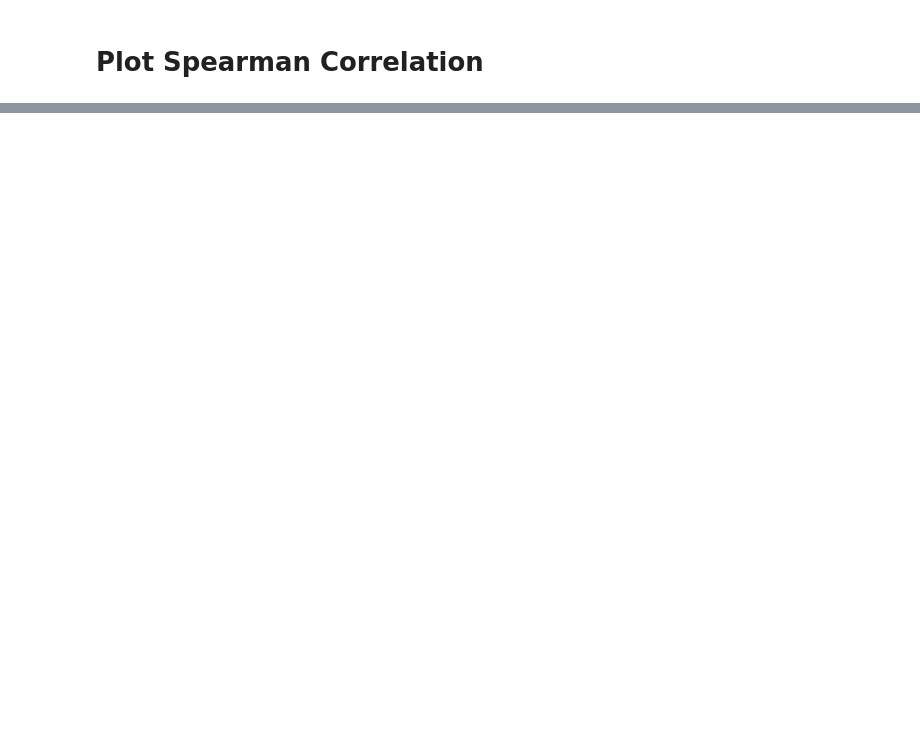
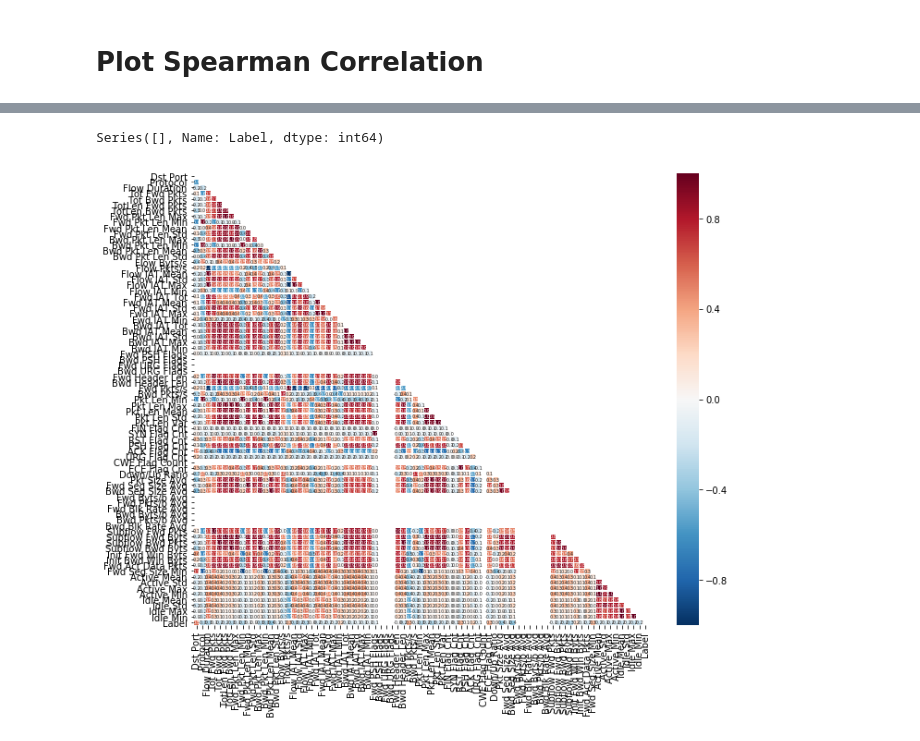
Before and after one commit to mahsaazizi/Intrusion-Detection-Using-Deep-Learning, a Jupyter notebook: Data Analysis.ipynb, the cells around one changed output, grey strips where cells are left out. Cells and saved outputs as stored; diff of their text form; code cells hidden in the pictures; blank space fills up the shorter version.

```diff
--- a/Data Analysis.ipynb
+++ b/Data Analysis.ipynb
@@ -57,3 +38,0 @@ Infilteration2 = pd.read_csv(Path+'/Wednesday-28-02-2018_TrafficForML_CICFlowMet
-# %%
-Path = 'D:/TADA/MachineLearningCSV2018'
-df = pd.read_csv(Path+'/Friday-02-03-2018_TrafficForML_CICFlowMeter.csv')
@@ -125,2 +115,8 @@ correlation(pearsonr, Data, 'Data_Pearson', Y+X, 1)
 
 #Please note that pearson is used when data are continous, and sprearman is used when data are dicrete.
+# %%
+NewBot = Bot.drop('Timestamp', axis=1)
+NewBot['Label'] = NewBot['Label'].str.replace('Benign', '-1')
+NewBot['Label'] = NewBot['Label'].str.replace('Bot', '1')
+NewBot = NewBot.apply(pd.to_numeric, errors='coerce')
+NewBot
@@ -126,0 +168,17 @@ correlation(pearsonr, Data, 'Data_Pearson', Y+X, 1)
+# %%
+Bot['Label'].value_counts()
+# %% [output]
+Series([], Name: Label, dtype: int64)
+# %%
+# Compute the correlation matrix
+corr = NewBot.corr('spearman')
+# Generate a mask for the upper triangle
+mask = np.zeros_like(corr, dtype=np.bool)
+mask[np.triu_indices_from(mask)] = True
+# Set up the matplotlib figure
+f, ax = plt.subplots(figsize=(11, 9))
+# Draw the heatmap with the mask and correct aspect ratio
+sns.heatmap(corr, mask=mask, xticklabels=True, yticklabels=True, annot=True, fmt='.1f', cmap='RdBu_r', vmin=-1, vmax=1, linewidths=0.1, annot_kws={"size": 5})
+plt.show()
+# %% [output]
+[figure, added]
```
Also changed, not shown: parts of 21 cells of this notebook.
